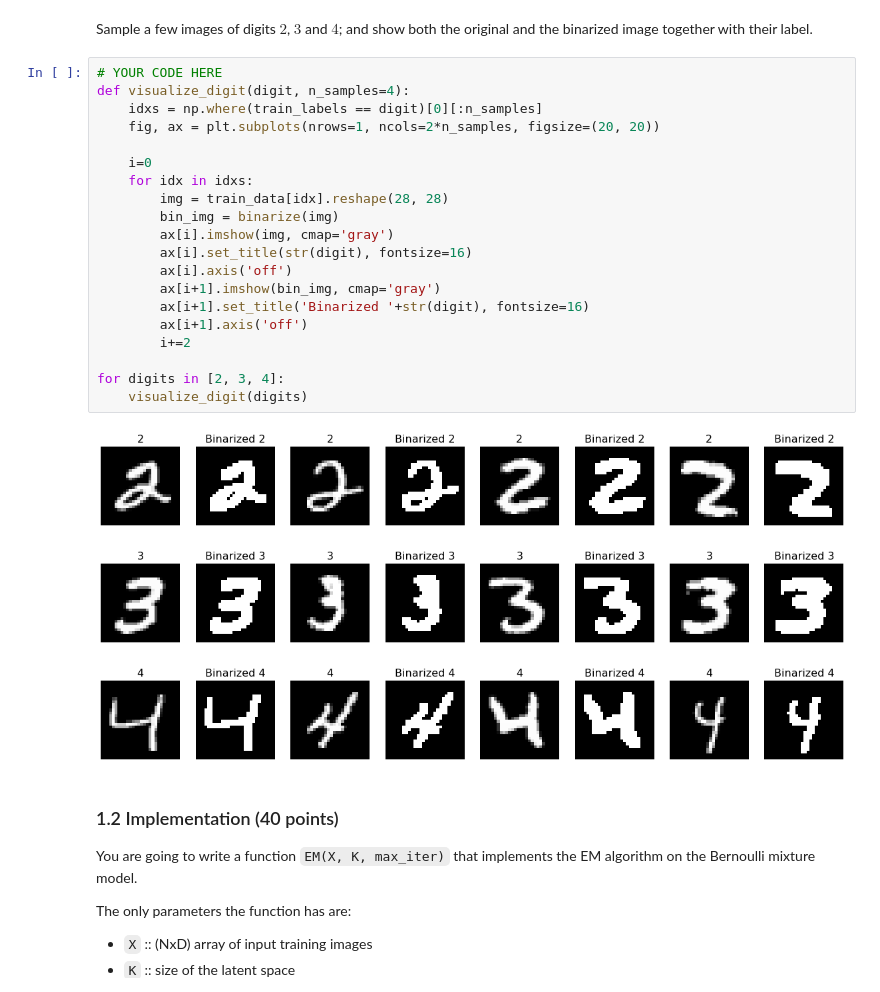
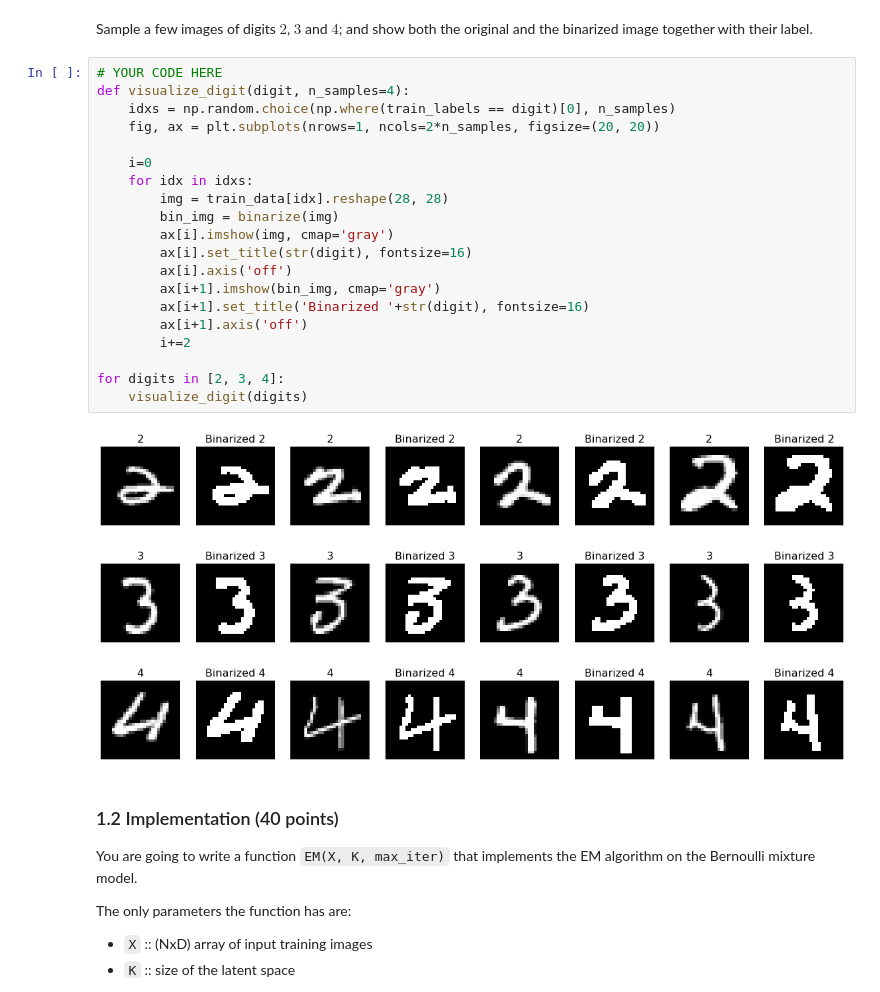
Before and after one commit to ioangatop/machine_learning_2, a Jupyter notebook: lab_3/12402559_12141666_lab3.ipynb, the cells around one changed output. Cells and saved outputs as stored; diff of their text form.

````diff
--- a/lab_3/12402559_12141666_lab3.ipynb
+++ b/lab_3/12402559_12141666_lab3.ipynb
@@ -68,27 +68,27 @@ Sample a few images of digits $2$, $3$ and $4$; and show both the original and t
 # %%
 # YOUR CODE HERE
 def visualize_digit(digit, n_samples=4):
-    idxs = np.where(train_labels == digit)[0][:n_samples]
+    idxs = np.random.choice(np.where(train_labels == digit)[0], n_samples)
     fig, ax = plt.subplots(nrows=1, ncols=2*n_samples, figsize=(20, 20))
 
     i=0
     for idx in idxs:
         img = train_data[idx].reshape(28, 28)
         bin_img = binarize(img)
         ax[i].imshow(img, cmap='gray')
         ax[i].set_title(str(digit), fontsize=16)
         ax[i].axis('off')
         ax[i+1].imshow(bin_img, cmap='gray')
         ax[i+1].set_title('Binarized '+str(digit), fontsize=16)
         ax[i+1].axis('off')
         i+=2
 
 for digits in [2, 3, 4]:
     visualize_digit(digits)
 # %% [output]
-[figure, old version]
+[figure, new version]
-[figure, old version]
+[figure, new version]
-[figure, old version]
+[figure, new version]
 # %% [markdown]
 ### 1.2 Implementation (40 points)
 You are going to write a function ```EM(X, K, max_iter)``` that implements the EM algorithm on the Bernoulli mixture model.
````
Also changed, not shown: parts of 11 cells of this notebook.
